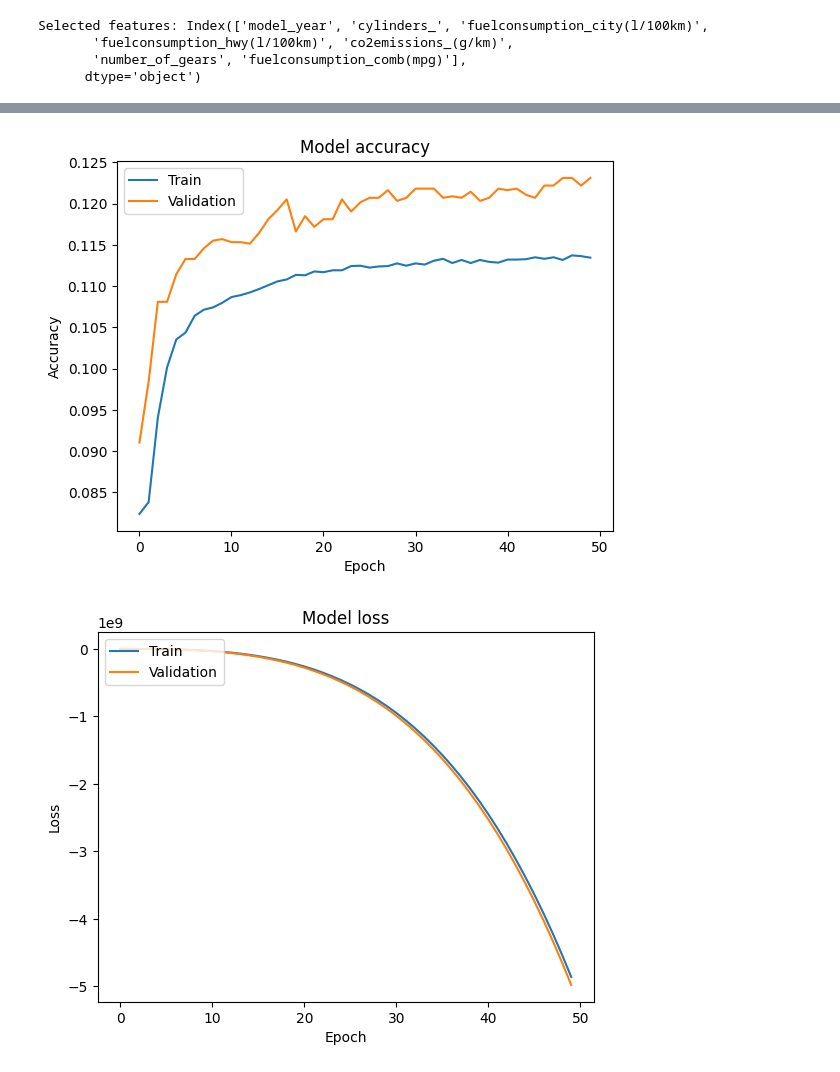
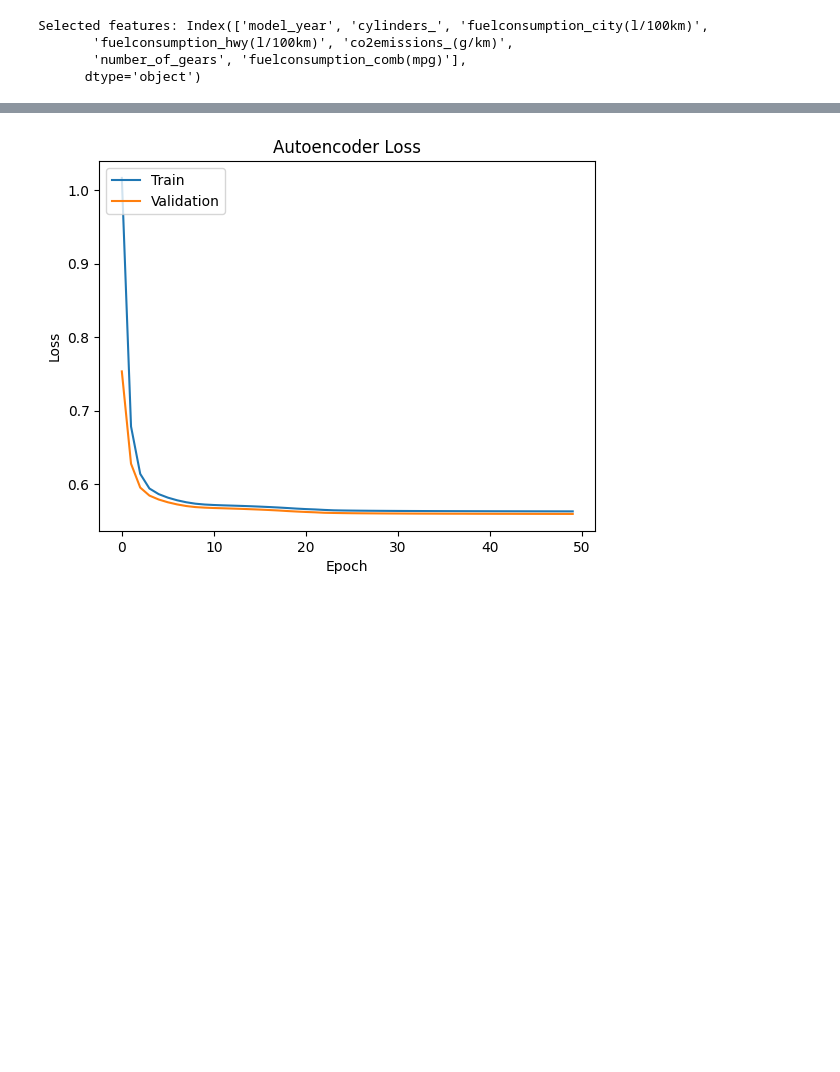
Before and after one commit to lfunderburk/machine-learning-capstone, a Jupyter notebook: notebooks/unsupervised-deep-learning.ipynb, the cells around one changed output, grey strips where cells are left out. Saved outputs shown, nothing was run; the diff lists cells and outputs as text; code cells hidden in the pictures; blank space fills up the shorter version.

```diff
--- a/notebooks/unsupervised-deep-learning.ipynb
+++ b/notebooks/unsupervised-deep-learning.ipynb
@@ -6,12 +6,15 @@ from sklearn.metrics import confusion_matrix, classification_report
 import numpy as np
 from keras.models import Sequential
 from keras.layers import Dense
+from keras.layers import Input, Dense
+from keras.models import Model
 from sklearn.preprocessing import LabelEncoder, StandardScaler
 from sklearn.model_selection import train_test_split
 import seaborn as sns
 import matplotlib.pyplot as plt
 import sys, os
 from pathlib import Path
+from sklearn.cluster import KMeans
 
 
 sys.path.append(os.path.abspath(os.path.join('..','./data/', './clean-data/')))
@@ -63,44 +66,39 @@ print("Top features:", top_features)
 scaler = StandardScaler()
 X_scaled = scaler.fit_transform(X[top_features])
 
-# Encode the target variable
-encoder = LabelEncoder()
-y_encoded = encoder.fit_transform(y)
+# Split the data into training and validation sets
+X_train, X_val = train_test_split(X_scaled, test_size=0.2, random_state=42)
 
-# Split the data into training and validation sets
-X_train, X_val, y_train, y_val = train_test_split(X_scaled, y_encoded, test_size=0.2, random_state=42)
+# Define the autoencoder model
+input_dim = X_train.shape[1]
+encoding_dim = 5
 
-# Define the neural network model
-model = Sequential()
-model.add(Dense(16, input_dim=len(top_features), activation='relu'))
-model.add(Dense(8, activation='relu'))
-model.add(Dense(4, activation='relu'))
-model.add(Dense(1, activation='sigmoid'))
+input_layer = Input(shape=(input_dim,))
+encoder = Dense(encoding_dim, activation='relu')(input_layer)
+decoder = Dense(input_dim, activation='sigmoid')(encoder)
+
+autoencoder = Model(inputs=input_layer, outputs=decoder)
 
 # Compile the model
-model.compile(loss='binary_crossentropy', optimizer='adam', metrics=['accuracy'])
+autoencoder.compile(optimizer='adam', loss='mse')
 
 # Train the model
-history = model.fit(X_train, y_train, validation_data=(X_val, y_val), epochs=50, batch_size=32)
+history = autoencoder.fit(X_train, X_train, validation_data=(X_val, X_val), epochs=50, batch_size=32)
 
-# Visualize the loss and accuracy over epochs
+# Visualize the loss over epochs
 plt.figure()
-plt.plot(history.history['accuracy'])
-plt.plot(history.history['val_accuracy'])
-plt.title('Model accuracy')
-plt.ylabel('Accuracy')
+plt.plot(history.history['loss'])
+plt.plot(history.history['val_loss'])
+plt.title('Autoencoder Loss')
+plt.ylabel('Loss')
 plt.xlabel('Epoch')
 plt.legend(['Train', 'Validation'], loc='upper left')
 plt.show()
 
-plt.figure()
-plt.plot(history.history['loss'])
-plt.plot(history.history['val_loss'])
-plt.title('Model loss')
-plt.ylabel('Loss')
-plt.xlabel('Epoch')
-plt.legend(['Train', 'Validation'], loc='upper left')
-plt.show()
+# Get the encoded features
+encoder = Model(inputs=input_layer, outputs=encoder)
+encoded_features_train = encoder.predict(X_train)
+encoded_features_val = encoder.predict(X_val)
 # %% [output]
 [figure]
 Selected features: Index(['model_year', 'cylinders_', 'fuelconsumption_city(l/100km)',
@@ -128,2 +126 @@ Epoch 50/50
-[figure, old version]
+[figure, new version]
-[figure, removed]
```
Also changed, not shown: parts of 3 cells of this notebook, 1 other file.
